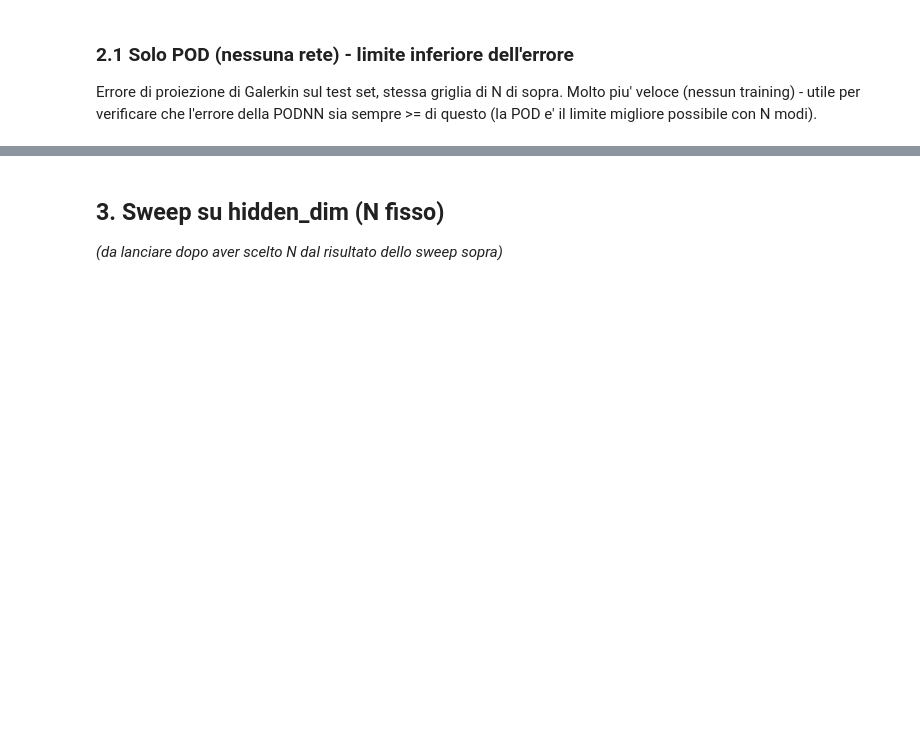
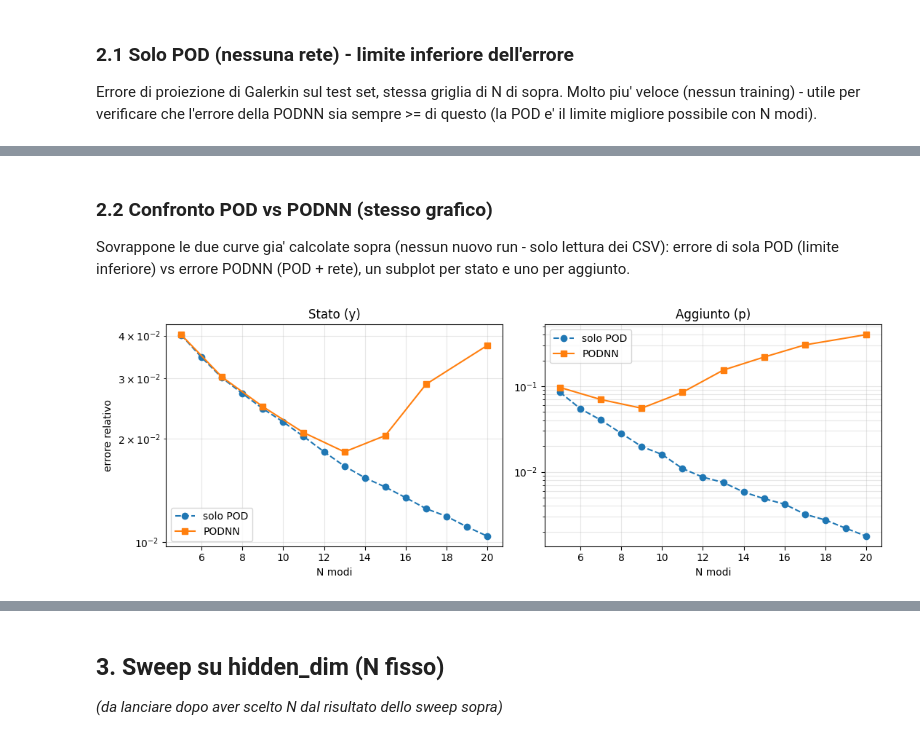
Before and after one commit to roccnroll/vbOCP, a Jupyter notebook: notebooks/sweep_pod_nn.ipynb, the cells around one changed output, grey strips where cells are left out. Saved outputs shown, nothing was run; the diff lists cells and outputs as text; code cells hidden in the pictures; blank space fills up the shorter version.

```diff
--- a/notebooks/sweep_pod_nn.ipynb
+++ b/notebooks/sweep_pod_nn.ipynb
@@ -81,0 +117,39 @@ Image(str(Path(SWEEP_POD_ERROR_OUTPUT).with_suffix('.png')))
+# %% [markdown]
+### 2.2 Confronto POD vs PODNN (stesso grafico)
+
+Sovrappone le due curve gia' calcolate sopra (nessun nuovo run - solo lettura dei CSV): errore di sola POD (limite inferiore) vs errore PODNN (POD + rete), un subplot per stato e uno per aggiunto.
+# %%
+import csv
+import matplotlib.pyplot as plt
+
+def read_csv(path):
+    with open(path) as f:
+        return list(csv.DictReader(f))
+
+podnn_rows = read_csv(SWEEP_N_MODES_OUTPUT)
+pod_rows = read_csv(SWEEP_POD_ERROR_OUTPUT)
+
+n_podnn = [int(r['n_modes']) for r in podnn_rows]
+n_pod = [int(r['n_modes']) for r in pod_rows]
+
+fig, axes = plt.subplots(1, 2, figsize=(11, 4), sharex=True)
+
+axes[0].semilogy(n_pod, [float(r['err_y_pod']) for r in pod_rows], 'o--', label='solo POD')
+axes[0].semilogy(n_podnn, [float(r['err_y']) for r in podnn_rows], 's-', label='PODNN')
+axes[0].set_title('Stato (y)')
+axes[0].set_xlabel('N modi')
+axes[0].set_ylabel('errore relativo')
+axes[0].legend()
+axes[0].grid(True, which='both', alpha=0.3)
+
+axes[1].semilogy(n_pod, [float(r['err_p_pod']) for r in pod_rows], 'o--', label='solo POD')
+axes[1].semilogy(n_podnn, [float(r['err_p']) for r in podnn_rows], 's-', label='PODNN')
+axes[1].set_title('Aggiunto (p)')
+axes[1].set_xlabel('N modi')
+axes[1].legend()
+axes[1].grid(True, which='both', alpha=0.3)
+
+plt.tight_layout()
+plt.show()
+# %% [output]
+[figure, added]
```
Also changed, not shown: parts of 12 cells of this notebook, 10 other files.
